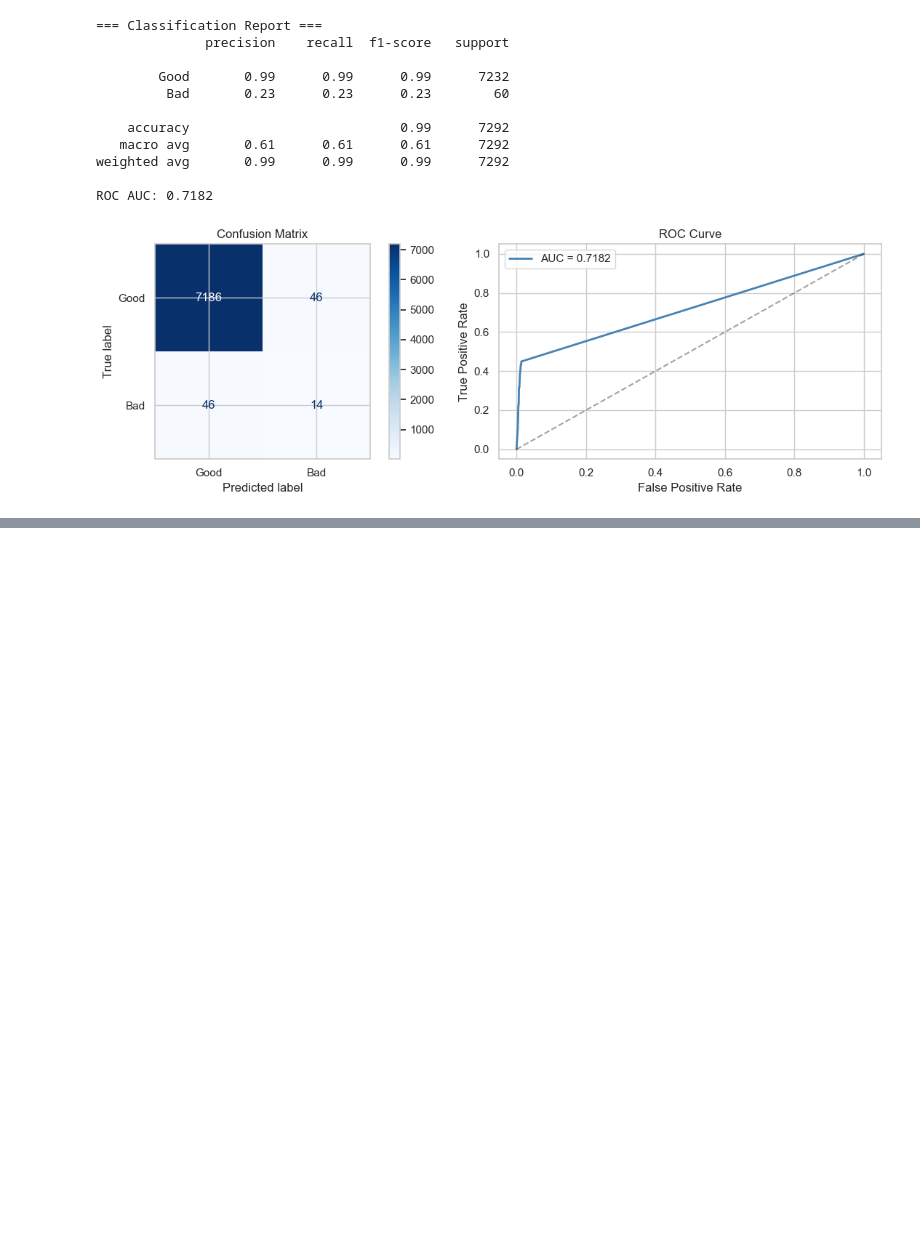
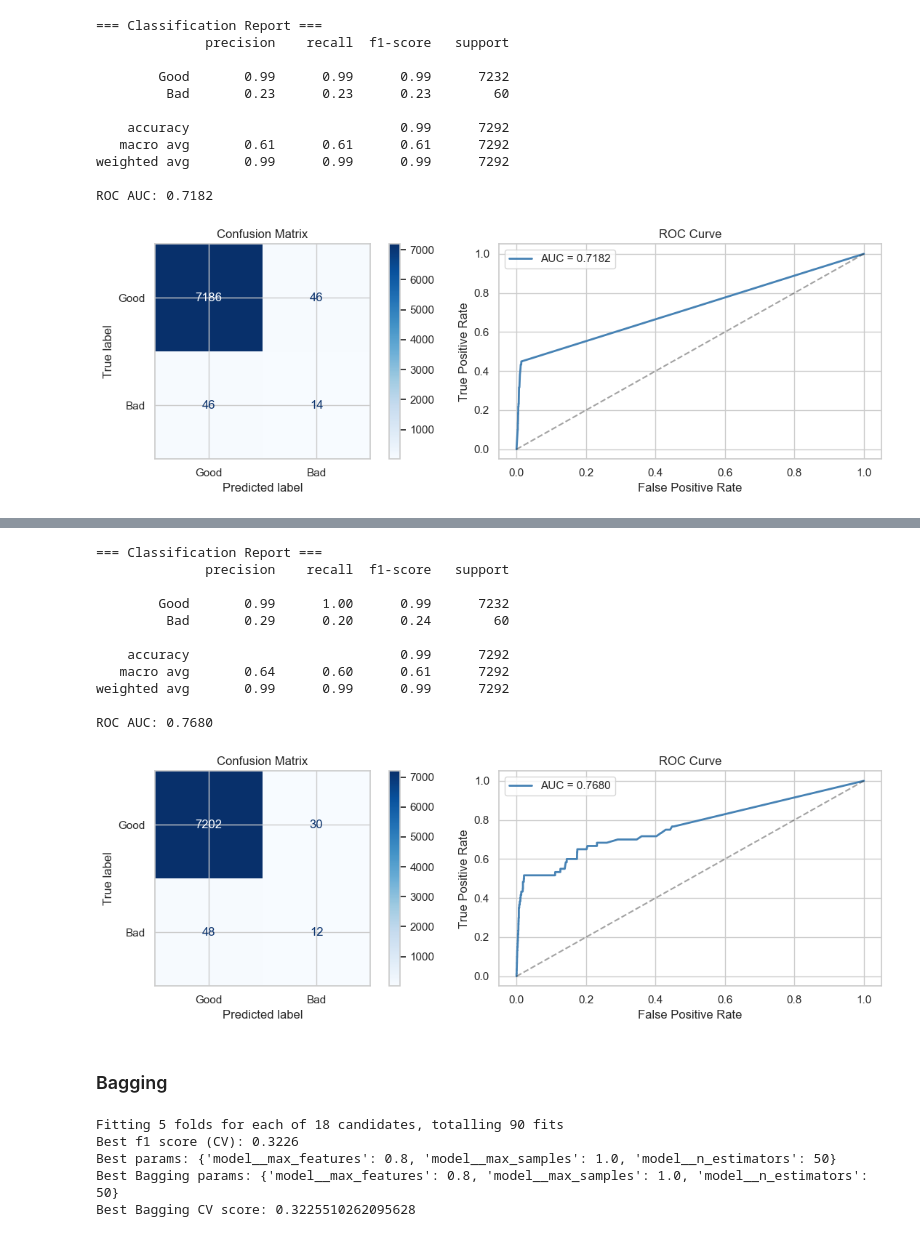
Before and after one commit to nickleezx/CS3244_Machine_Learning_Group8, a Jupyter notebook: notebook.ipynb, the cells around one changed output, grey strips where cells are left out. Cells and saved outputs as stored; diff of their text form; code cells hidden in the pictures; blank space fills up the shorter version.

Commit message:
random forest, bagging, boosting and comparisons added

```diff
--- a/notebook.ipynb
+++ b/notebook.ipynb
@@ -929,0 +871,26 @@ plt.show()
+# %%
+from sklearn.ensemble import RandomForestClassifier
+
+rf_model = RandomForestClassifier(random_state=42)
+
+rf_param_grid = {
+    "model__n_estimators": [100, 300],
+    "model__max_depth": [5, 10, None],
+    "model__min_samples_split": [5, 10],
+    "model__min_samples_leaf": [1, 5],
+    "model__max_features": ["sqrt", "log2"],
+    "model__class_weight": [None, "balanced"],
+}
+
+rf_grid = train_with_gridsearch(
+    model=rf_model,
+    param_grid=rf_param_grid,
+    X_train=X_train,
+    y_train=y_train,
+    cv_folds=5,
+    scoring="f1",
+    use_smote=True,
+)
+
+print("Best Random Forest params:", rf_grid.best_params_)
+print("Best Random Forest CV score:", rf_grid.best_score_)
@@ -929,0 +903,50 @@ plt.show()
+# %%
+rf_results = evaluate_model(rf_grid, X_test, y_test)
+# %% [output]
+=== Classification Report ===
+              precision    recall  f1-score   support
+
+        Good       0.99      1.00      0.99      7232
+         Bad       0.29      0.20      0.24        60
+
+    accuracy                           0.99      7292
+   macro avg       0.64      0.60      0.61      7292
+weighted avg       0.99      0.99      0.99      7292
+
+ROC AUC: 0.7680
+[figure, added]
+# %% [markdown]
+### Bagging
+# %%
+from sklearn.ensemble import BaggingClassifier
+from sklearn.tree import DecisionTreeClassifier
+
+bag_model = BaggingClassifier(
+    estimator=DecisionTreeClassifier(),
+    random_state=42
+)
+
+bag_param_grid = {
+    "model__n_estimators": [50, 100],
+    "model__max_samples": [0.6, 0.8, 1.0],
+    "model__max_features": [0.6, 0.8, 1.0],
+}
+
+bag_grid = train_with_gridsearch(
+    model=bag_model,
+    param_grid=bag_param_grid,
+    X_train=X_train,
+    y_train=y_train,
+    cv_folds=5,
+    scoring="f1",
+    use_smote=True,
+)
+
+print("Best Bagging params:", bag_grid.best_params_)
+print("Best Bagging CV score:", bag_grid.best_score_)
+# %% [output]
+Fitting 5 folds for each of 18 candidates, totalling 90 fits
+Best f1 score (CV): 0.3226
+Best params: {'model__max_features': 0.8, 'model__max_samples': 1.0, 'model__n_estimators': 50}
+Best Bagging params: {'model__max_features': 0.8, 'model__max_samples': 1.0, 'model__n_estimators': 50}
+Best Bagging CV score: 0.3225510262095628
```
Also changed, not shown: parts of 12 cells of this notebook.
